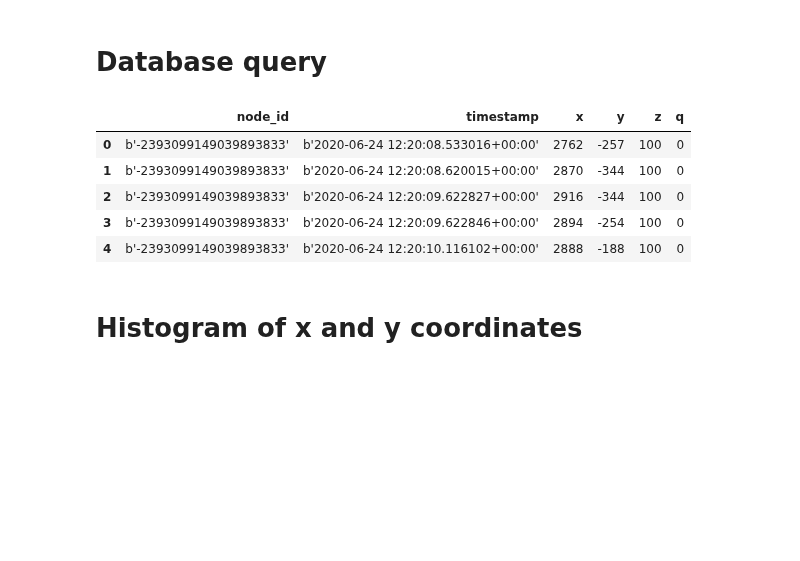
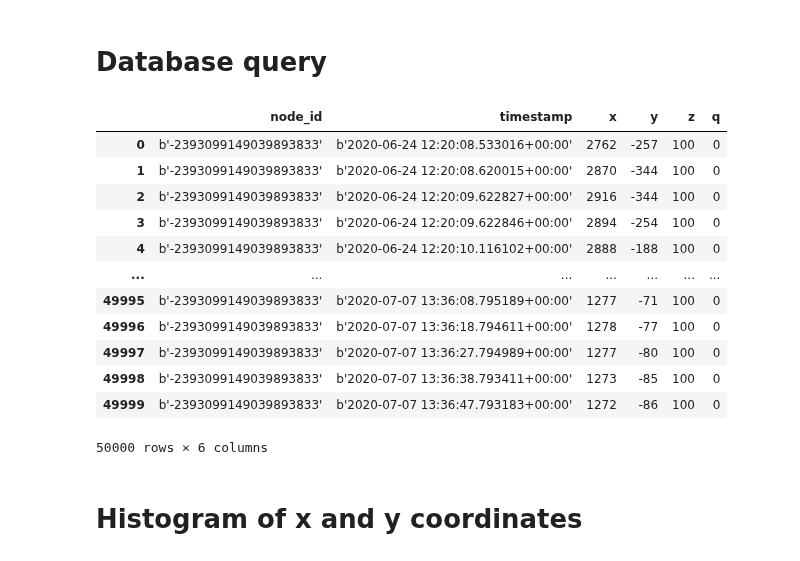
Before and after one commit to Erik-Eki/Project-2-machine-learning-applications, a Jupyter notebook: main.ipynb, the cells around one changed output. Cells and saved outputs as stored; diff of their text form; code cells hidden in the pictures; blank space fills up the shorter version.

```diff
--- a/main.ipynb
+++ b/main.ipynb
@@ -18,15 +19,22 @@ from clean_velocities import *
 # %% [markdown]
 # Database query
 # %%
-df = database_query("SELECT * FROM SensorData limit 100000")
-df.head(5)
+df = database_query("SELECT * FROM SensorData limit 50000")
+df
 # %% [output]
 |  | node_id | timestamp | x | y | z | q |
 | 0 | b'-2393099149039893833' | b'2020-06-24 12:20:08.533016+00:00' | 2762 | -257 | 100 | 0 |
 | 1 | b'-2393099149039893833' | b'2020-06-24 12:20:08.620015+00:00' | 2870 | -344 | 100 | 0 |
 | 2 | b'-2393099149039893833' | b'2020-06-24 12:20:09.622827+00:00' | 2916 | -344 | 100 | 0 |
 | 3 | b'-2393099149039893833' | b'2020-06-24 12:20:09.622846+00:00' | 2894 | -254 | 100 | 0 |
 | 4 | b'-2393099149039893833' | b'2020-06-24 12:20:10.116102+00:00' | 2888 | -188 | 100 | 0 |
+| ... | ... | ... | ... | ... | ... | ... |
+| 49995 | b'-2393099149039893833' | b'2020-07-07 13:36:08.795189+00:00' | 1277 | -71 | 100 | 0 |
+| 49996 | b'-2393099149039893833' | b'2020-07-07 13:36:18.794611+00:00' | 1278 | -77 | 100 | 0 |
+| 49997 | b'-2393099149039893833' | b'2020-07-07 13:36:27.794989+00:00' | 1277 | -80 | 100 | 0 |
+| 49998 | b'-2393099149039893833' | b'2020-07-07 13:36:38.793411+00:00' | 1273 | -85 | 100 | 0 |
+| 49999 | b'-2393099149039893833' | b'2020-07-07 13:36:47.793183+00:00' | 1272 | -86 | 100 | 0 |
+50000 rows × 6 columns
 # %% [markdown]
 # Histogram of x and y coordinates
 # %%
```
Also changed, not shown: parts of 7 cells of this notebook, 1 other file.
